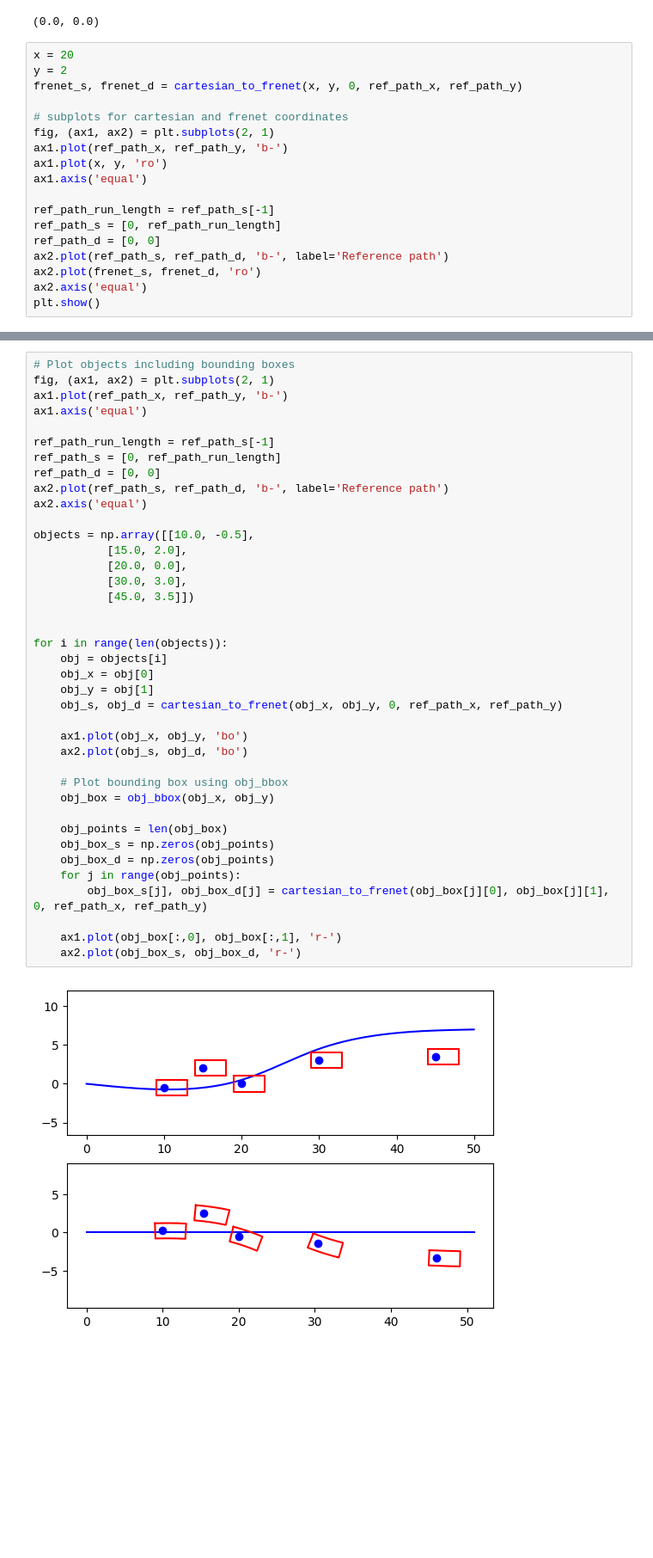
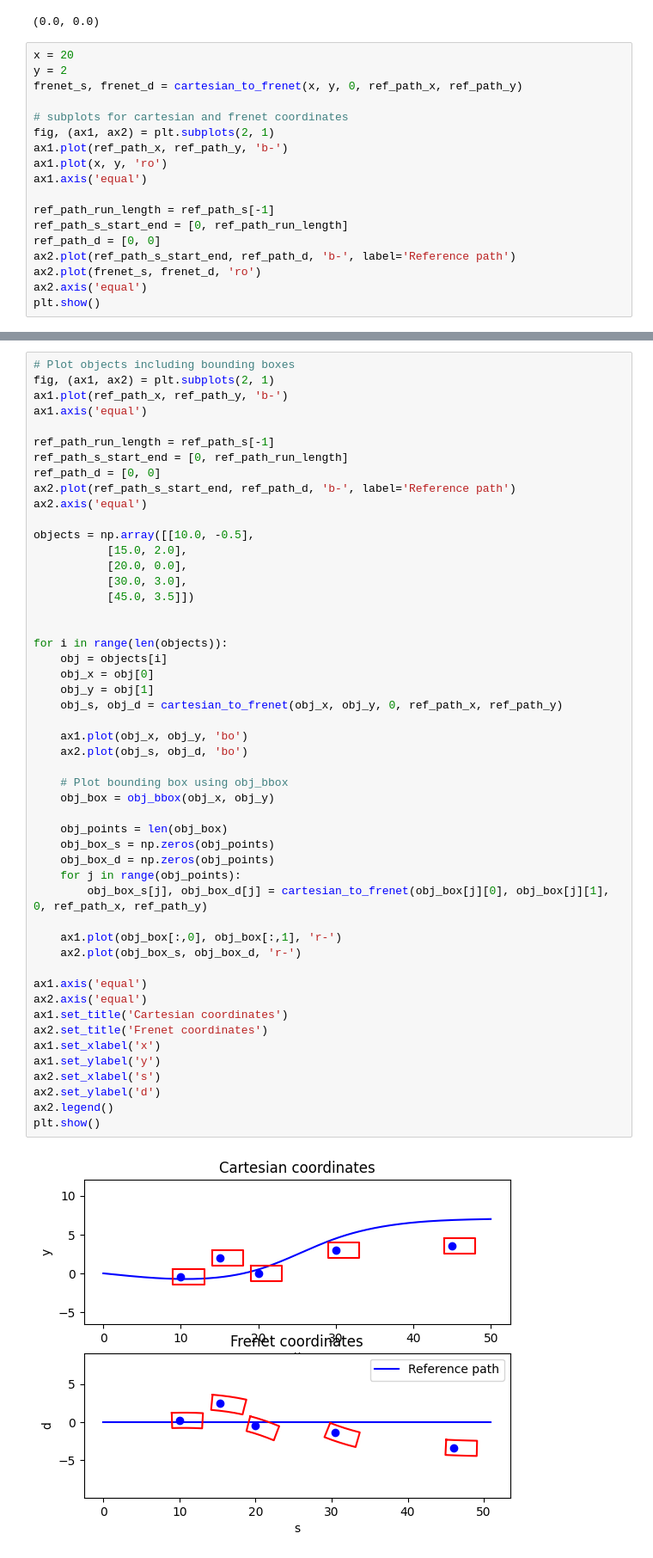
Before and after one commit to fjp/frenet, a Jupyter notebook: python/src/transformation.ipynb, the cells around one changed output, grey strips where cells are left out. Shown at 86% size. Drawn from its saved outputs; the diff is of its cells as text; blank space fills up the shorter version.

```diff
--- a/python/src/transformation.ipynb
+++ b/python/src/transformation.ipynb
@@ -306,9 +306,9 @@ ax1.plot(x, y, 'ro')
 ax1.axis('equal')
 
 ref_path_run_length = ref_path_s[-1]
-ref_path_s = [0, ref_path_run_length]
+ref_path_s_start_end = [0, ref_path_run_length]
 ref_path_d = [0, 0]
-ax2.plot(ref_path_s, ref_path_d, 'b-', label='Reference path')
+ax2.plot(ref_path_s_start_end, ref_path_d, 'b-', label='Reference path')
 ax2.plot(frenet_s, frenet_d, 'ro')
 ax2.axis('equal')
 plt.show()
@@ -321,37 +321,48 @@ ax1.plot(ref_path_x, ref_path_y, 'b-')
 ax1.axis('equal')
 
 ref_path_run_length = ref_path_s[-1]
-ref_path_s = [0, ref_path_run_length]
+ref_path_s_start_end = [0, ref_path_run_length]
 ref_path_d = [0, 0]
-ax2.plot(ref_path_s, ref_path_d, 'b-', label='Reference path')
+ax2.plot(ref_path_s_start_end, ref_path_d, 'b-', label='Reference path')
 ax2.axis('equal')
 
 objects = np.array([[10.0, -0.5],
            [15.0, 2.0],
            [20.0, 0.0],
            [30.0, 3.0],
            [45.0, 3.5]])
 
 
 for i in range(len(objects)):
     obj = objects[i]
     obj_x = obj[0]
     obj_y = obj[1]
     obj_s, obj_d = cartesian_to_frenet(obj_x, obj_y, 0, ref_path_x, ref_path_y)
 
     ax1.plot(obj_x, obj_y, 'bo')
     ax2.plot(obj_s, obj_d, 'bo')
 
     # Plot bounding box using obj_bbox
     obj_box = obj_bbox(obj_x, obj_y)
 
     obj_points = len(obj_box)
     obj_box_s = np.zeros(obj_points)
     obj_box_d = np.zeros(obj_points)
     for j in range(obj_points):
         obj_box_s[j], obj_box_d[j] = cartesian_to_frenet(obj_box[j][0], obj_box[j][1], 0, ref_path_x, ref_path_y)
 
     ax1.plot(obj_box[:,0], obj_box[:,1], 'r-')
     ax2.plot(obj_box_s, obj_box_d, 'r-')
+
+ax1.axis('equal')
+ax2.axis('equal')
+ax1.set_title('Cartesian coordinates')
+ax2.set_title('Frenet coordinates')
+ax1.set_xlabel('x')
+ax1.set_ylabel('y')
+ax2.set_xlabel('s')
+ax2.set_ylabel('d')
+ax2.legend()
+plt.show()
 # %% [output]
-[figure, old version]
+[figure, new version]
```
Also changed, not shown: parts of 8 cells of this notebook.
